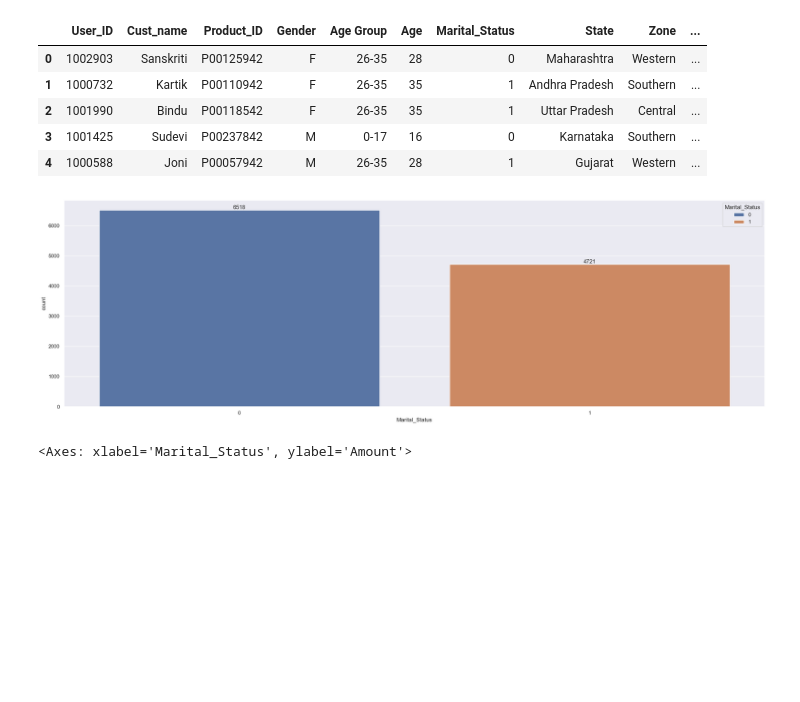
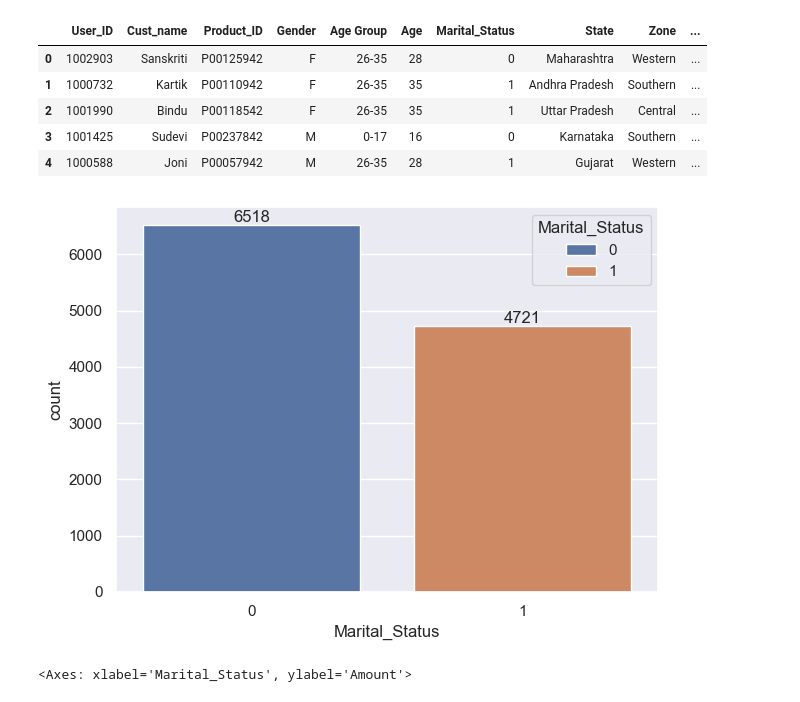
Before and after one commit to Sami21234/Diwali_EDA, a Jupyter notebook: Diwali_Sales_EDA.ipynb, the cells around one changed output. Saved outputs shown, nothing was run; the diff lists cells and outputs as text; code cells hidden in the pictures; blank space fills up the shorter version.

```diff
--- a/Diwali_Sales_EDA.ipynb
+++ b/Diwali_Sales_EDA.ipynb
@@ -250,12 +250,12 @@ df.head()
 | 4 | 1000588 | Joni | P00057942 | M | 26-35 | 28 | 1 | Gujarat | Western | ... |
 # %%
 ax = sns.countplot(data = df, x = 'Marital_Status', hue='Marital_Status')
-sns.set(rc={'figure.figsize':(7,10)})
+sns.set(rc={'figure.figsize':(5,5)})
 
 for bars in ax.containers:
     ax.bar_label(bars)
 # %% [output]
-[figure, old version]
+[figure, new version]
 # %%
 # Total Amount vs Marital_Status
 sales_state = df.groupby(['Marital_Status', 'Gender'], as_index=False)['Amount'].sum().sort_values(by='Amount', ascending=False)
```
Also changed, not shown: parts of 5 cells of this notebook.
